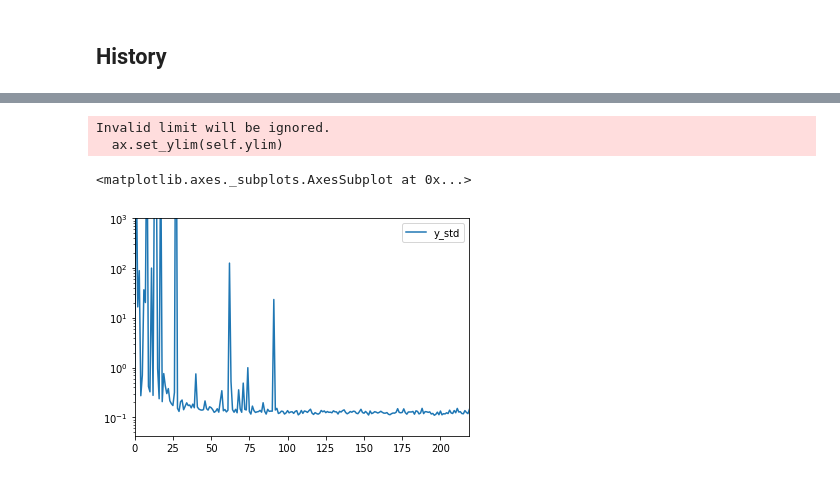
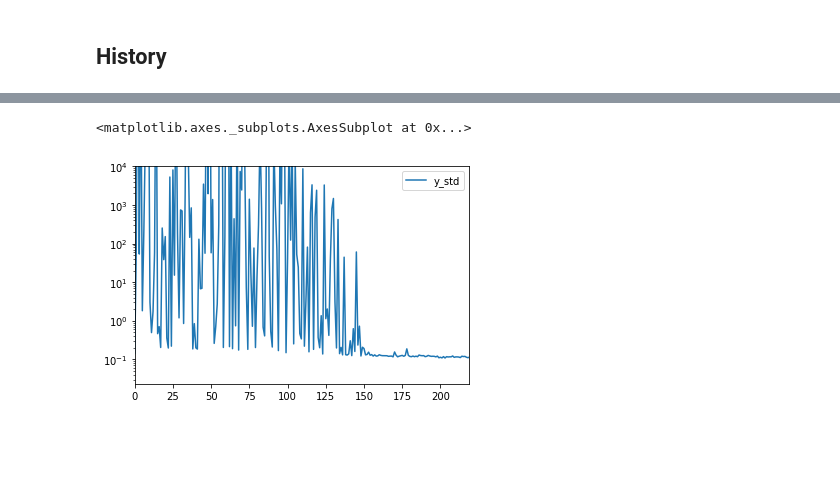
Before and after one commit to wassname/attentive-neural-processes, a Jupyter notebook: smartmeters.ipynb, the cells around one changed output, grey strips where cells are left out. Saved outputs shown, nothing was run; the diff lists cells and outputs as text; code cells hidden in the pictures; blank space fills up the shorter version.

```diff
--- a/smartmeters.ipynb
+++ b/smartmeters.ipynb
@@ -246,8 +246,8 @@ from src.models.model import LatentModel
 model = LatentModel(
     x_dim=x.shape[-1],
     y_dim=y.shape[-1],
-    hidden_dim=64,
-    latent_dim=64*2,
+    hidden_dim=128,
+    latent_dim=128,
     dropout=0.5,
     attention_dropout=0,
     num_heads=8,
@@ -256,7 +256,9 @@ model = LatentModel(
     n_decoder_layers=6,
     latent_enc_self_attn_type="multihead",
     det_enc_self_attn_type="multihead",
-    det_enc_cross_attn_type="multihead"
+    det_enc_cross_attn_type="multihead",
+    use_lvar=True,
+    use_deterministic_path=False
 ).to(device)
 
 optim = torch.optim.AdamW(model.parameters(), lr=1e-3)
@@ -289,6 +291,6 @@ Mult-Adds             517.824k
 ======================================================================================================
 # %%
 # Lets choose a challenging time to forecast
-vis_i = 690 # 290 # 1600
-plot_from_loader(loader_test, i=690)
+vis_i = 670 # 290 # 1600
+plot_from_loader(loader_test, i=vis_i)
 # %% [output]
@@ -423,7 +406,5 @@ df_hist[['kl']].plot()
 # %%
-df_hist[['y_std']].plot(ylim=[0,1e3], logy=True)
+df_hist[['y_std']].plot(ylim=[0,1e4], logy=True)
 # %% [output]
-Invalid limit will be ignored.
-  ax.set_ylim(self.ylim)
+<matplotlib.axes._subplots.AxesSubplot at 0x...>
-<matplotlib.axes._subplots.AxesSubplot at 0x...>
-[figure, old version]
+[figure, new version]
```
Also changed, not shown: parts of 10 cells of this notebook, 11 other files.
